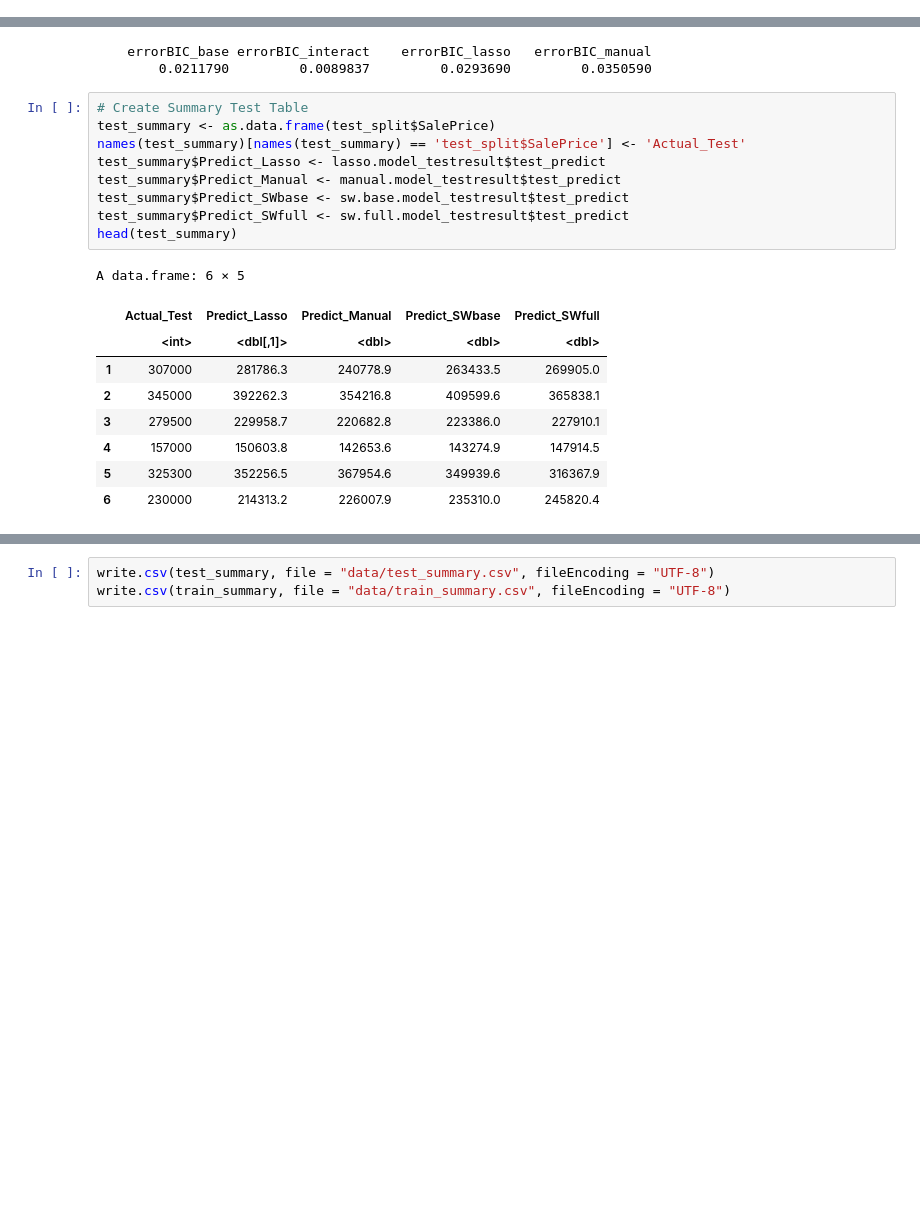
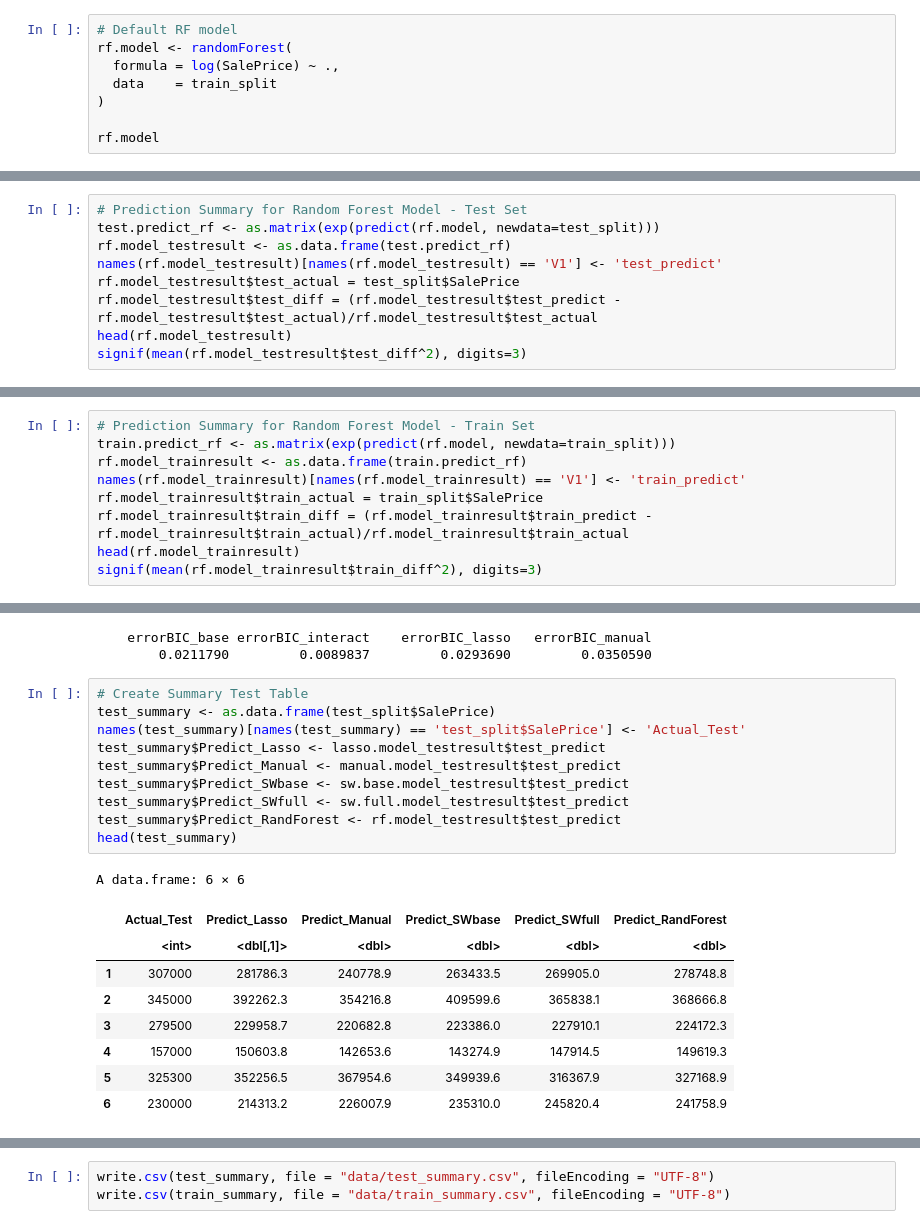
Before and after one commit to OlegRyzhkov2020/house_price_prediction, a Jupyter notebook: Model_selection.ipynb, the cells around one changed output, grey strips where cells are left out. Cells and saved outputs as stored; diff of their text form; blank space fills up the shorter version.

Commit message:
added Random Forest Model

```diff
--- a/features_selection.ipynb
+++ b/Model_selection.ipynb
@@ -1035,0 +1038,8 @@ signif(errorBIC_SWfulltrain, digits=3)
+# %%
+# Default RF model
+rf.model <- randomForest(
+  formula = log(SalePrice) ~ .,
+  data    = train_split
+)
+
+rf.model
@@ -1035,0 +1064,9 @@ signif(errorBIC_SWfulltrain, digits=3)
+# %%
+# Prediction Summary for Random Forest Model - Test Set
+test.predict_rf <- as.matrix(exp(predict(rf.model, newdata=test_split)))
+rf.model_testresult <- as.data.frame(test.predict_rf)
+names(rf.model_testresult)[names(rf.model_testresult) == 'V1'] <- 'test_predict'
+rf.model_testresult$test_actual = test_split$SalePrice
+rf.model_testresult$test_diff = (rf.model_testresult$test_predict - rf.model_testresult$test_actual)/rf.model_testresult$test_actual
+head(rf.model_testresult)
+signif(mean(rf.model_testresult$test_diff^2), digits=3)
@@ -1035,0 +1084,9 @@ signif(errorBIC_SWfulltrain, digits=3)
+# %%
+# Prediction Summary for Random Forest Model - Train Set
+train.predict_rf <- as.matrix(exp(predict(rf.model, newdata=train_split)))
+rf.model_trainresult <- as.data.frame(train.predict_rf)
+names(rf.model_trainresult)[names(rf.model_trainresult) == 'V1'] <- 'train_predict'
+rf.model_trainresult$train_actual = train_split$SalePrice
+rf.model_trainresult$train_diff = (rf.model_trainresult$train_predict - rf.model_trainresult$train_actual)/rf.model_trainresult$train_actual
+head(rf.model_trainresult)
+signif(mean(rf.model_trainresult$train_diff^2), digits=3)
@@ -1065,22 +1133,23 @@ signif(error_result, digits=5)
 # %%
 # Create Summary Test Table
 test_summary <- as.data.frame(test_split$SalePrice)
 names(test_summary)[names(test_summary) == 'test_split$SalePrice'] <- 'Actual_Test'
 test_summary$Predict_Lasso <- lasso.model_testresult$test_predict
 test_summary$Predict_Manual <- manual.model_testresult$test_predict
 test_summary$Predict_SWbase <- sw.base.model_testresult$test_predict
 test_summary$Predict_SWfull <- sw.full.model_testresult$test_predict
+test_summary$Predict_RandForest <- rf.model_testresult$test_predict
 head(test_summary)
 # %% [output]
-A data.frame: 6 × 5
+A data.frame: 6 × 6
-|  | Actual_Test | Predict_Lasso | Predict_Manual | Predict_SWbase | Predict_SWfull |
-|  | <int> | <dbl[,1]> | <dbl> | <dbl> | <dbl> |
-| 1 | 307000 | 281786.3 | 240778.9 | 263433.5 | 269905.0 |
-| 2 | 345000 | 392262.3 | 354216.8 | 409599.6 | 365838.1 |
-| 3 | 279500 | 229958.7 | 220682.8 | 223386.0 | 227910.1 |
-| 4 | 157000 | 150603.8 | 142653.6 | 143274.9 | 147914.5 |
-| 5 | 325300 | 352256.5 | 367954.6 | 349939.6 | 316367.9 |
-| 6 | 230000 | 214313.2 | 226007.9 | 235310.0 | 245820.4 |
+|  | Actual_Test | Predict_Lasso | Predict_Manual | Predict_SWbase | Predict_SWfull | Predict_RandForest |
+|  | <int> | <dbl[,1]> | <dbl> | <dbl> | <dbl> | <dbl> |
+| 1 | 307000 | 281786.3 | 240778.9 | 263433.5 | 269905.0 | 278748.8 |
+| 2 | 345000 | 392262.3 | 354216.8 | 409599.6 | 365838.1 | 368666.8 |
+| 3 | 279500 | 229958.7 | 220682.8 | 223386.0 | 227910.1 | 224172.3 |
+| 4 | 157000 | 150603.8 | 142653.6 | 143274.9 | 147914.5 | 149619.3 |
+| 5 | 325300 | 352256.5 | 367954.6 | 349939.6 | 316367.9 | 327168.9 |
+| 6 | 230000 | 214313.2 | 226007.9 | 235310.0 | 245820.4 | 241758.9 |
 # %%
 # Create Summary Train Table
 train_summary <- as.data.frame(train_split$SalePrice)
```
Also changed, not shown: parts of 10 cells of this notebook, 4 other files.
